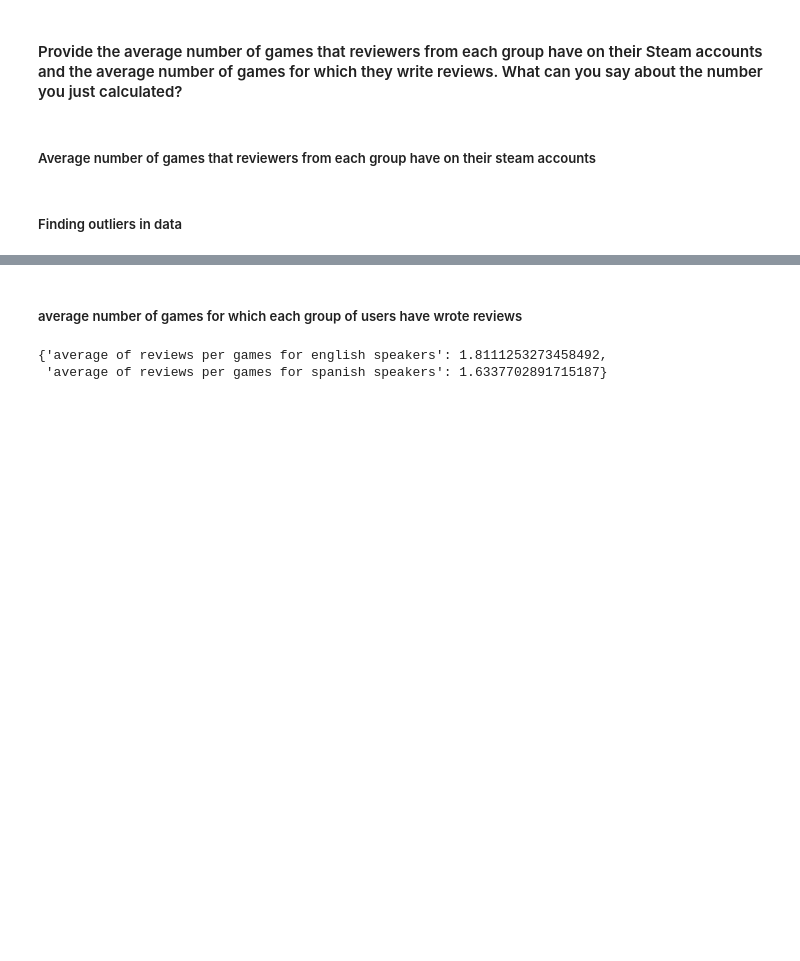
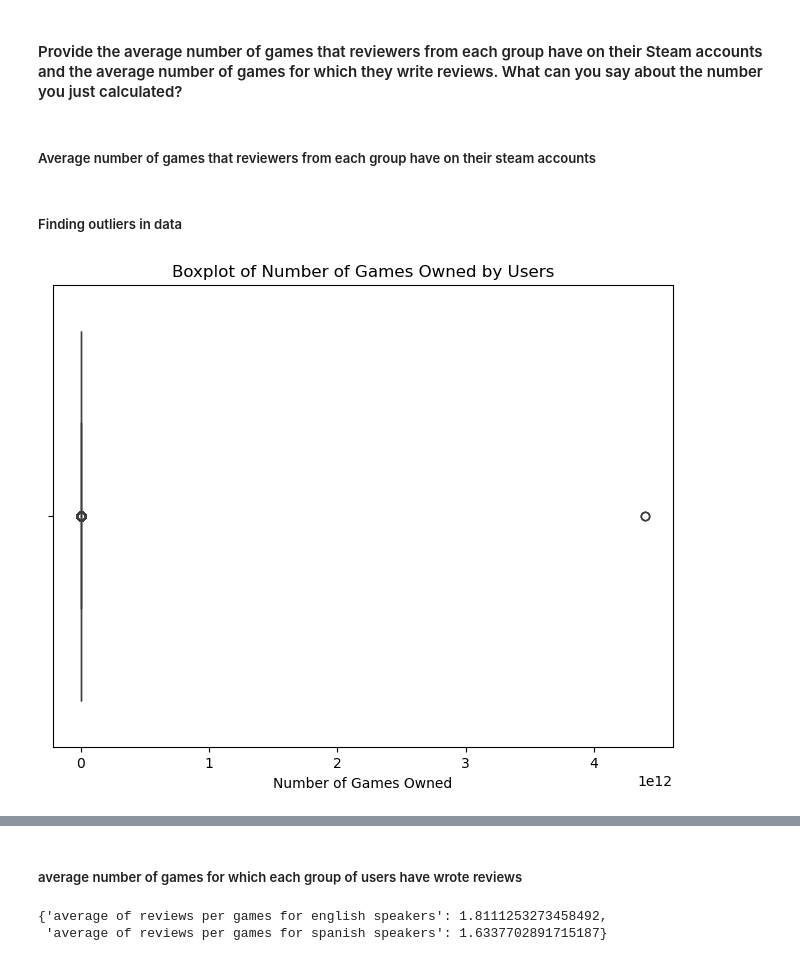
Before and after one commit to yaraoyoussef/ADM-HW2, a Jupyter notebook: main.ipynb, the cells around one changed output, grey strips where cells are left out. Drawn from its saved outputs; the diff is of its cells as text; code cells hidden in the pictures; blank space fills up the shorter version.

```diff
--- a/main.ipynb
+++ b/main.ipynb
@@ -976,6 +976,14 @@ See the caveats in the documentation: https://pandas.pydata.org/pandas-docs/stab
 # %%
 # assume that the number of games owned by each user is the one of the most recent timestamp
 
 # keep the most recent timestamp for each user
 filtered_sorted_df = filtered_df.sort_values(by=['author.steamid', 'timestamp_updated'])
 most_recent_games_owned = filtered_sorted_df.drop_duplicates(subset='author.steamid', keep='last')
+
+plt.figure(figsize=(8, 6))
+sns.boxplot(data=most_recent_games_owned, x='author.num_games_owned')
+plt.title("Boxplot of Number of Games Owned by Users")
+plt.xlabel("Number of Games Owned")
+plt.show()
+# %% [output]
+[figure, added]
```
Also changed, not shown: parts of 3 cells of this notebook.
